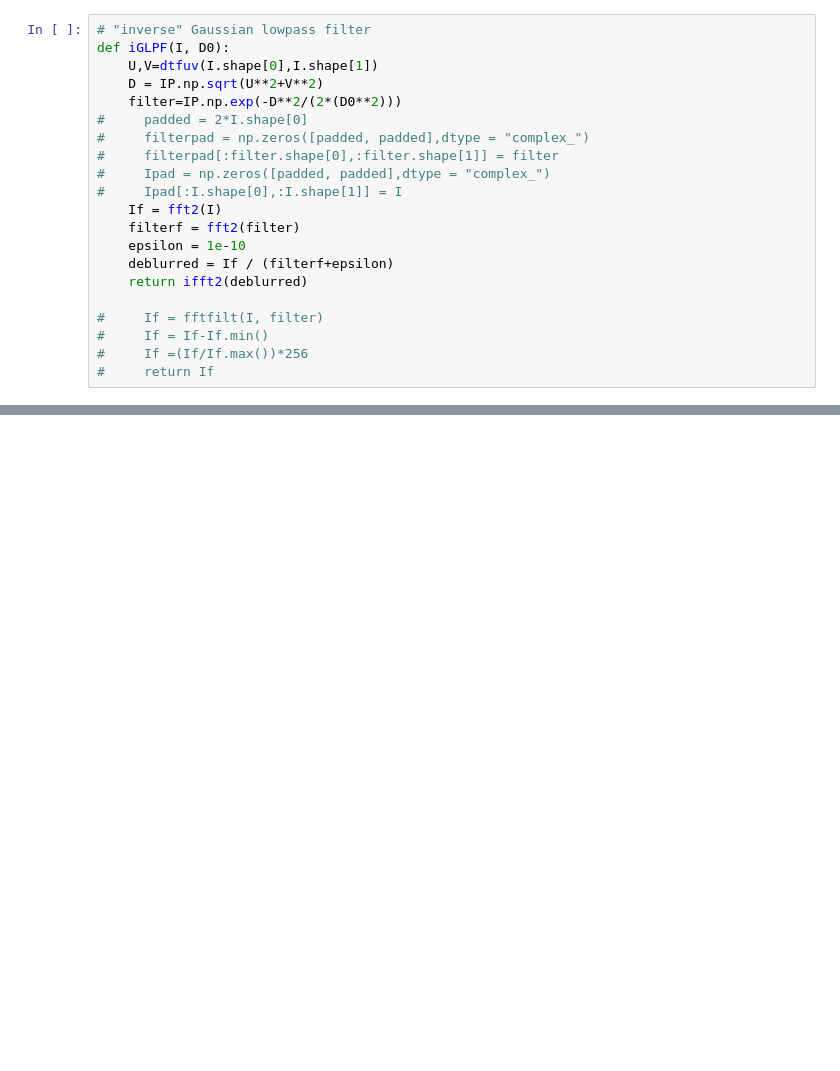
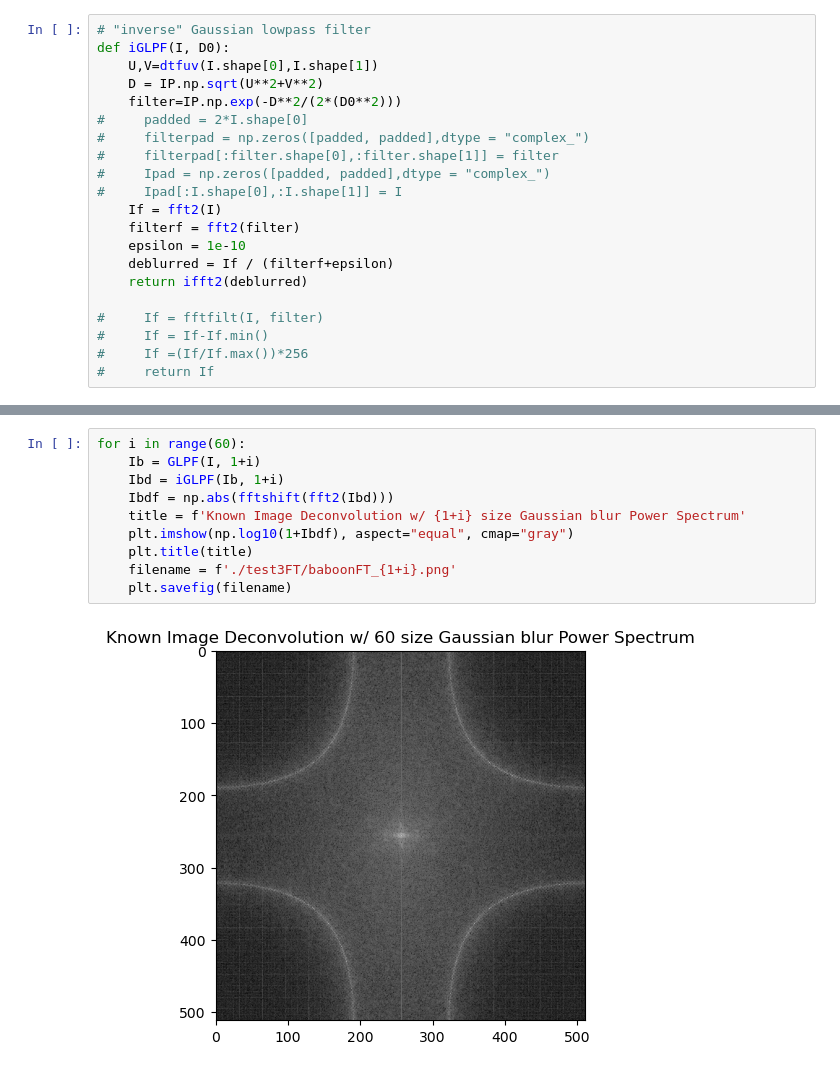
Before and after one commit to ADY-YDA/Blind-Image-Deconvolution, a Jupyter notebook: General_Deblurring.ipynb, the cells around one changed output, grey strips where cells are left out. Drawn from its saved outputs; the diff is of its cells as text; blank space fills up the shorter version.

```diff
--- a/General_Deblurring.ipynb
+++ b/General_Deblurring.ipynb
@@ -83,0 +104,12 @@ deblur_a.min()
+# %%
+for i in range(60):
+    Ib = GLPF(I, 1+i)
+    Ibd = iGLPF(Ib, 1+i)
+    Ibdf = np.abs(fftshift(fft2(Ibd)))
+    title = f'Known Image Deconvolution w/ {1+i} size Gaussian blur Power Spectrum'
+    plt.imshow(np.log10(1+Ibdf), aspect="equal", cmap="gray")
+    plt.title(title)
+    filename = f'./test3FT/baboonFT_{1+i}.png'
+    plt.savefig(filename)
+# %% [output]
+[figure, added]
```
Also changed, not shown: parts of 13 cells of this notebook, 3 other files.
